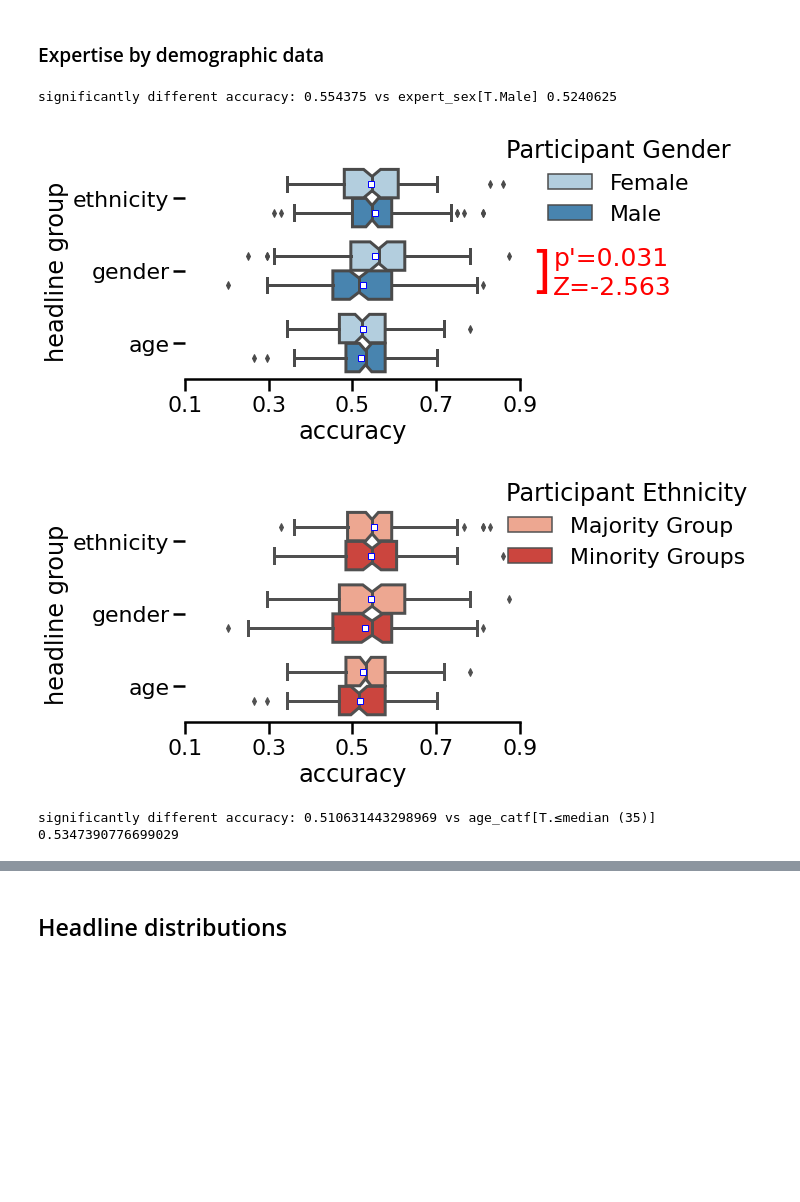
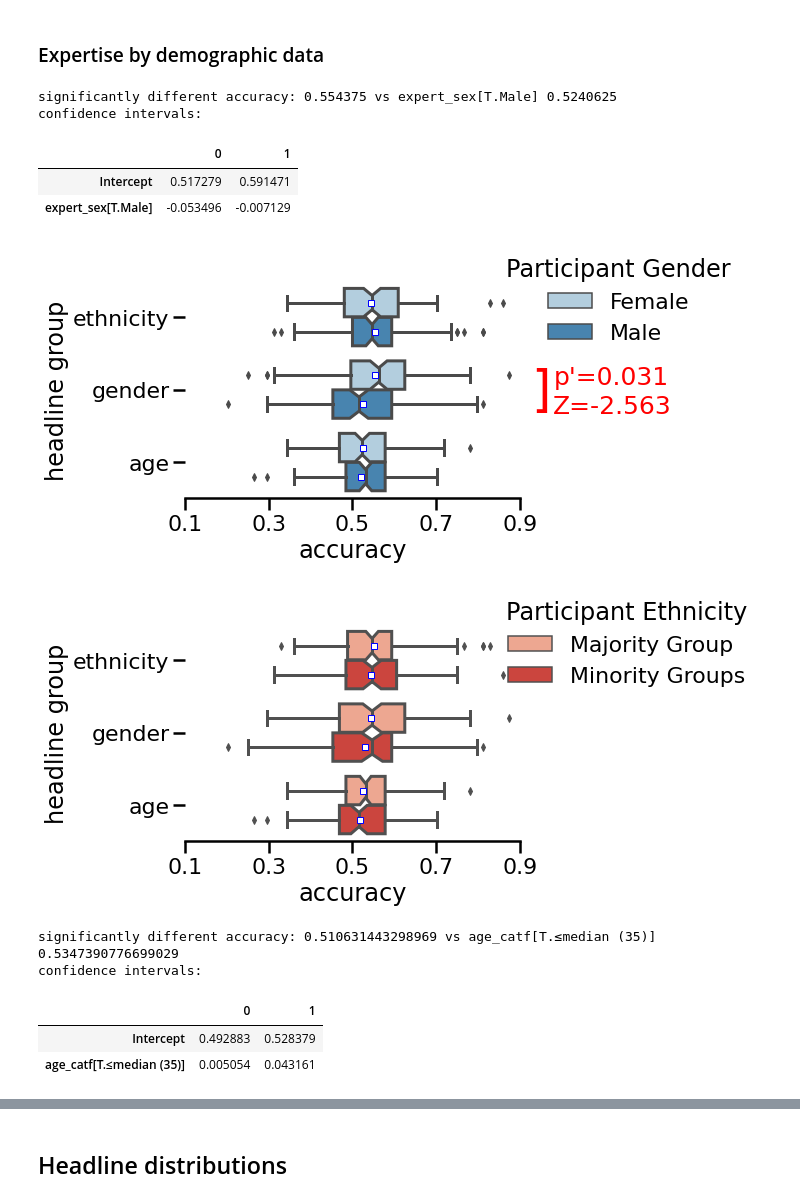
Before and after one commit to axelabels/fakenews, a Jupyter notebook: analysis.ipynb, the cells around one changed output, grey strips where cells are left out. Cells and saved outputs as stored; diff of their text form; code cells hidden in the pictures; blank space fills up the shorter version.

Commit message:
add confidence intervals for statistical tests

```diff
--- a/analysis.ipynb
+++ b/analysis.ipynb
@@ -506,38 +513,47 @@ for feat in ("expert_sex","expertethnicity","age_catf"):
 
     palettes=palettes[1:]
     expertethnicity_levels = filtered_data[feat].unique()
 
     # Validate we have only two levels
     if len(expertethnicity_levels) != 2:
         raise ValueError('There are more or less than two levels in "expertethnicity" column.')
 
     for group in groups:
         group_data = filtered_data[filtered_data['headline_group'] == group]
 
         model = smf.gee(target+" ~ "+feat, data=group_data, groups="treatment").fit()
-        # print(model.summary())
         statistic,p_value = model.tvalues.values[1],model.pvalues[1]
+
         if p_value*3<0.05:
             print("significantly different accuracy:",model.params[0],"vs",list(model.params.keys())[1],model.params[0]+model.params[1])
-
+            print("confidence intervals:")
+            display(model.conf_int())
             y_position = groups.index(group)
             ax.text(.95, y_position+.025, ']', ha='center', va='center', color='red', fontsize=50)
             ax.text(.98, y_position-.17, 'p\'='+ str(np.round(p_value*3,3)), ha='left', va='center', color='red', fontsize=25)
             ax.text(.98, y_position+.23, 'Z='+ str(np.round(statistic,3)), ha='left', va='center', color='red', fontsize=25)
     sns.despine(left=True)
     sns.move_legend(ax,"upper left",title={"expert_sex":"Participant Gender","expertethnicity":"Participant Ethnicity","age_catf":"Participant Age"}[feat],bbox_to_anchor=(.9, 1.2),frameon=False)
     plt.xticks([0.1,.3,0.5,.7,0.9])
 
     plt.xlim(0.1,0.9)
     plt.xlabel("accuracy")
     plt.ylabel("headline group")
     plt.savefig(os.path.join(figure_dir,f"error_by_{feat}.pdf"),bbox_inches="tight")
     plt.show()
 # %% [output]
 significantly different accuracy: 0.554375 vs expert_sex[T.Male] 0.5240625
+confidence intervals:
+|  | 0 | 1 |
+| Intercept | 0.517279 | 0.591471 |
+| expert_sex[T.Male] | -0.053496 | -0.007129 |
 [figure]
 [figure]
 significantly different accuracy: 0.510631443298969 vs age_catf[T.≤median (35)] 0.5347390776699029
+confidence intervals:
+|  | 0 | 1 |
+| Intercept | 0.492883 | 0.528379 |
+| age_catf[T.≤median (35)] | 0.005054 | 0.043161 |
 [figure]
 # %% [markdown]
 ## Headline distributions
```
Also changed, not shown: parts of 3 cells of this notebook.
